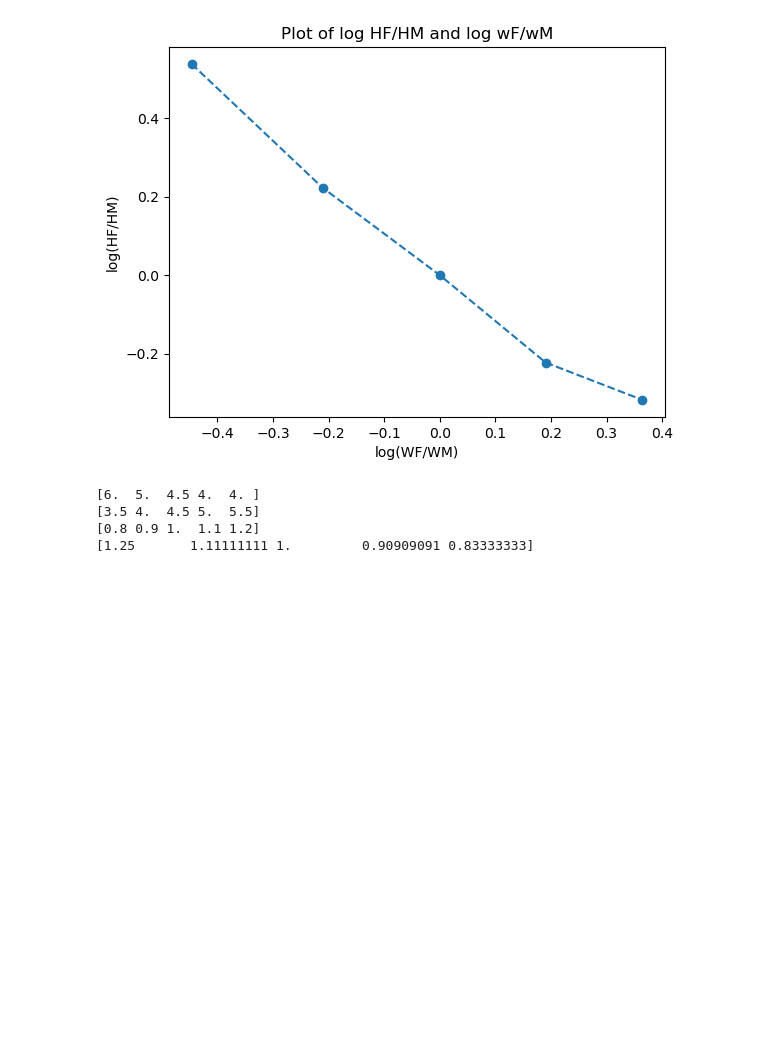
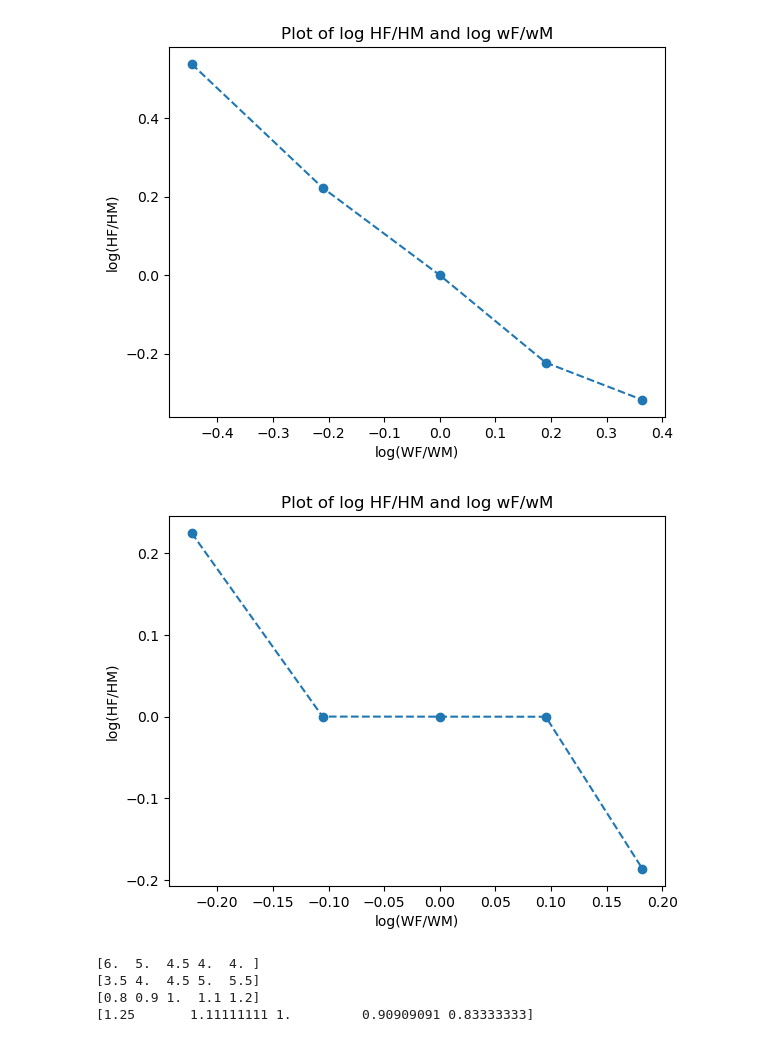
Before and after one commit to NumEconCopenhagen/projects-2023-icehot1, a Jupyter notebook: inauguralproject/inauguralproject.ipynb, the cells around one changed output. Saved outputs shown, nothing was run; the diff lists cells and outputs as text; code cells hidden in the pictures; blank space fills up the shorter version.

```diff
--- a/inauguralproject/inauguralproject.ipynb
+++ b/inauguralproject/inauguralproject.ipynb
@@ -196,6 +193,24 @@ plt.title('Plot of log HF/HM and log wF/wM')
 plt.show()
 # %% [output]
 [figure]
+# %%
+
+model = inauguralproject.HouseholdSpecializationModelClass()
+model.solve_wF_vec()
+y = np.log(model.sol.HF_vec/model.sol.HM_vec)
+x = np.log(model.par.wF_vec/model.par.wM)
+# %%
+plt.plot(x, y, 'o--')
+
+# Set the labels and title
+plt.xlabel('log(WF/WM)')
+plt.ylabel('log(HF/HM)')
+plt.title('Plot of log HF/HM and log wF/wM')
+
+# Show the plot
+plt.show()
+# %% [output]
+[figure, added]
 # %%
 print(HF_lis)
 print(HM_lis)
```
Also changed, not shown: parts of 3 cells of this notebook.
